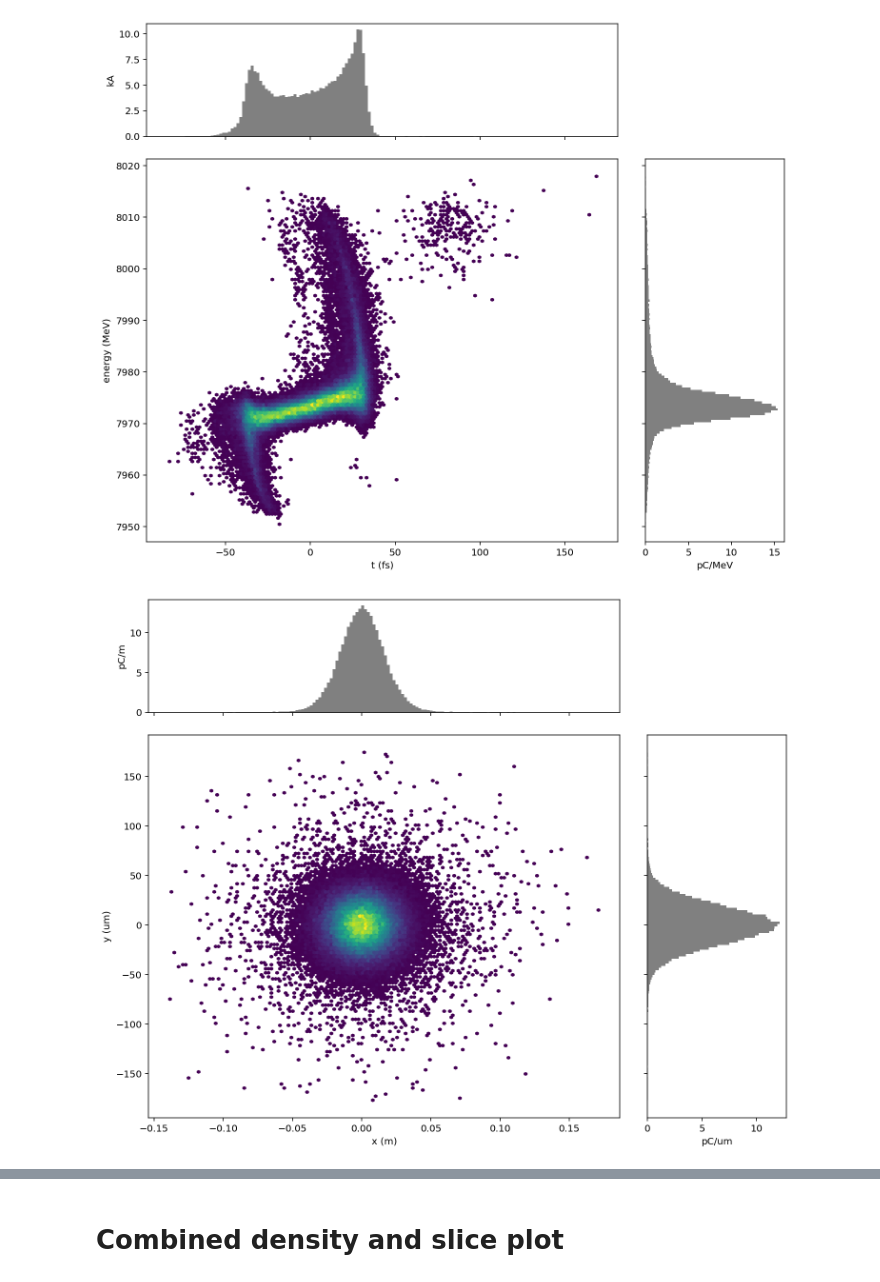
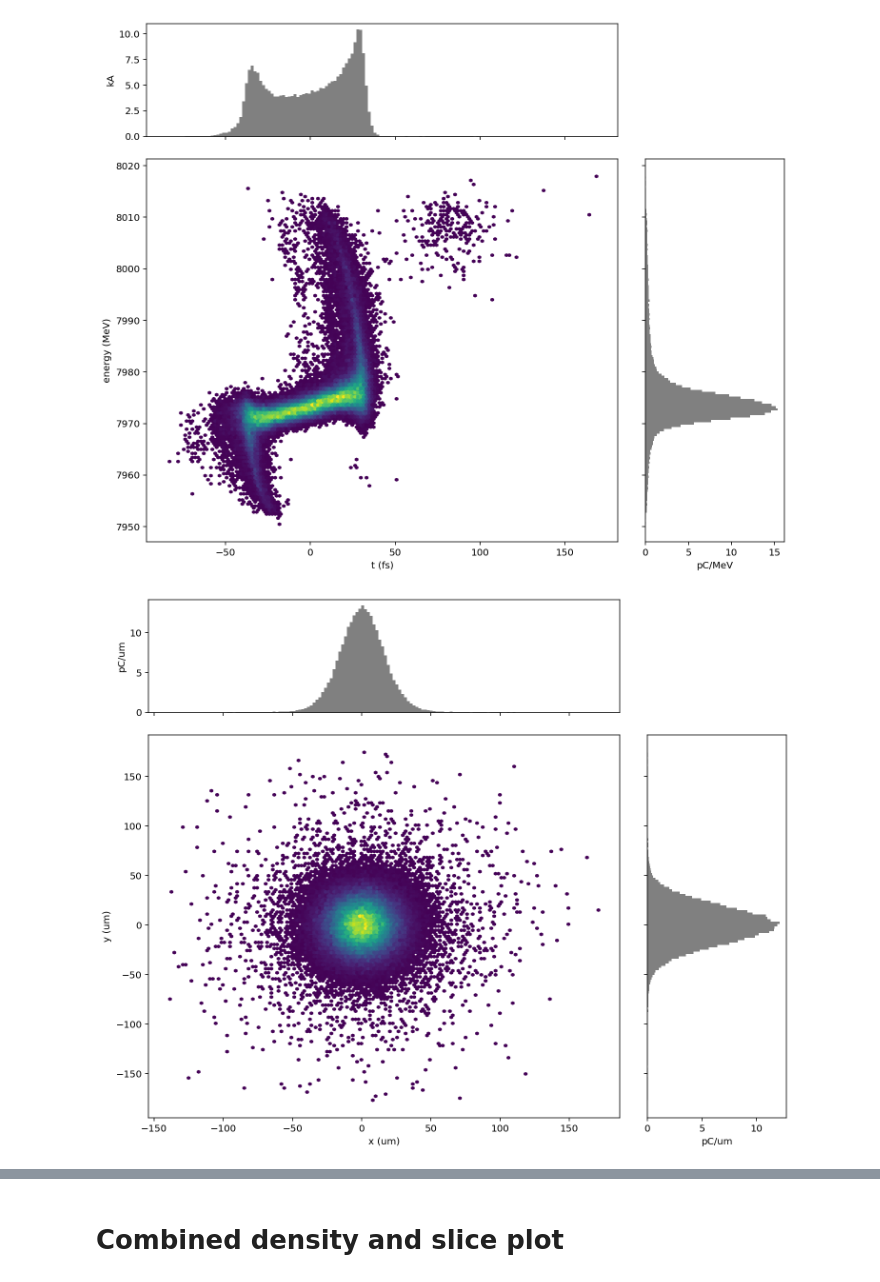
Before and after one commit to ChristopherMayes/openPMD-beamphysics, a Jupyter notebook: examples/plot_examples.ipynb, the cells around one changed output, grey strips where cells are left out. Saved outputs shown, nothing was run; the diff lists cells and outputs as text; code cells hidden in the pictures.

```diff
--- a/examples/plot_examples.ipynb
+++ b/examples/plot_examples.ipynb
@@ -65,10 +64,9 @@ marginal_plot(P, 't', 'energy', bins=150)
 # %% [output]
 [figure]
 # %%
-P.x *=  1000
 marginal_plot(P, 'x', 'y', bins=150)
 # %% [output]
-[figure, old version]
+[figure, new version]
 # %%
 slice_plot(P, 'min_x', slice_key='x')
 # %% [output]
```
Also changed, not shown: parts of 3 cells of this notebook, 6 other files.
